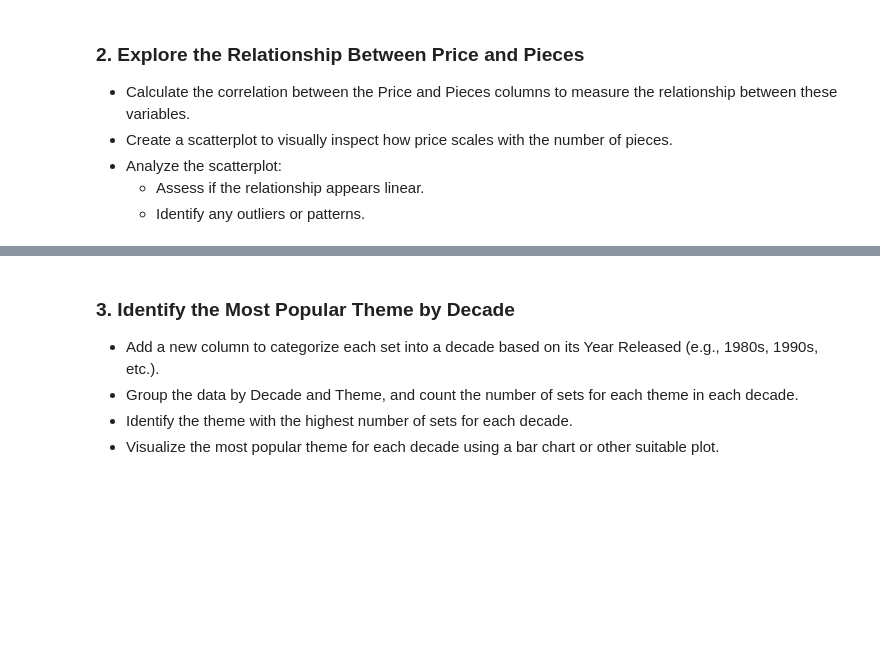
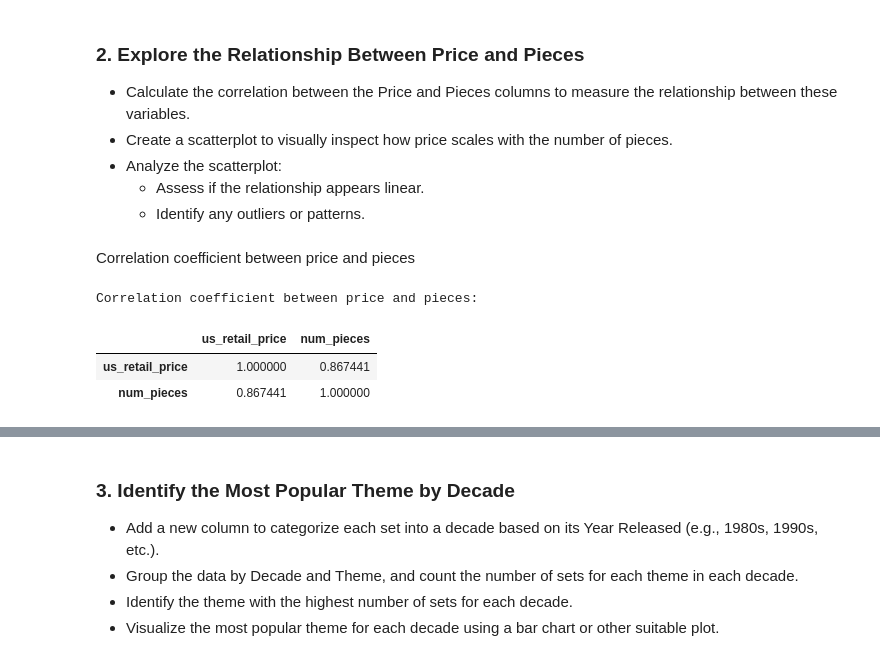
Before and after one commit to bruhu/lego-sets-analysis, a Jupyter notebook: notebooks/2_LEGO_set_analysis.ipynb, the cells around one changed output, grey strips where cells are left out. Drawn from its saved outputs; the diff is of its cells as text; code cells hidden in the pictures; blank space fills up the shorter version.

Commit message:
calculate coefficient correlation, add conclusion

```diff
--- a/notebooks/2_LEGO_set_analysis.ipynb
+++ b/notebooks/2_LEGO_set_analysis.ipynb
@@ -101,0 +101,11 @@ plt.show()
+# %% [markdown]
+Correlation coefficient between price and pieces
+# %%
+correlation = lego_df[['us_retail_price', 'num_pieces']].corr()
+print("Correlation coefficient between price and pieces:\n")
+display(correlation)
+# %% [output]
+Correlation coefficient between price and pieces:
+|  | us_retail_price | num_pieces |
+| us_retail_price | 1.000000 | 0.867441 |
+| num_pieces | 0.867441 | 1.000000 |
```
Also changed, not shown: parts of 5 cells of this notebook.
